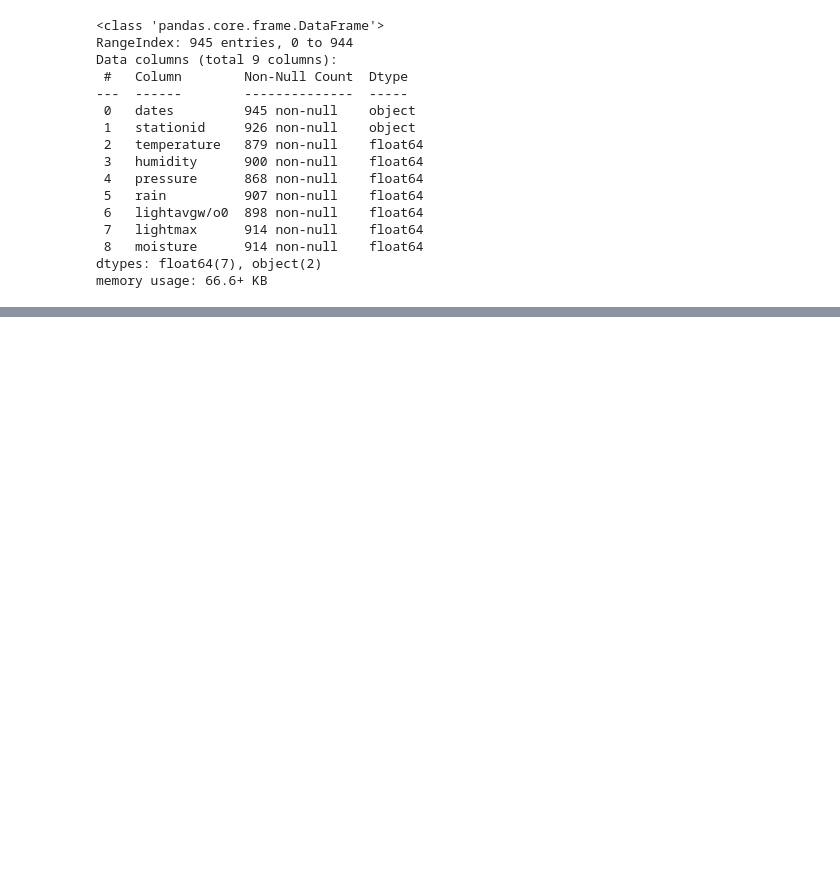
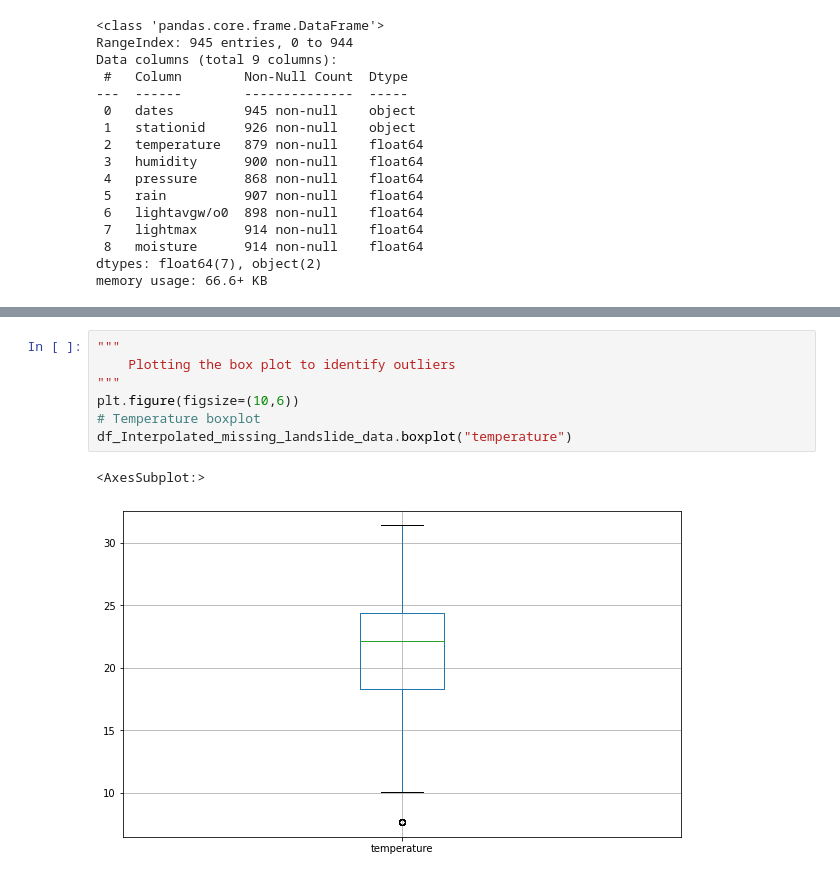
Before and after one commit to Anirudh-Sathish/Data-Science-and-Python, a Jupyter notebook: Lab11/plotmiss.ipynb, the cells around one changed output, grey strips where cells are left out. Cells and saved outputs as stored; diff of their text form; blank space fills up the shorter version.

```diff
--- a/Lab11/plotmiss.ipynb
+++ b/Lab11/plotmiss.ipynb
@@ -305,0 +505,10 @@ RMSE_moisture         502.182077
+# %%
+"""
+    Plotting the box plot to identify outliers
+"""
+plt.figure(figsize=(10,6))
+# Temperature boxplot
+df_Interpolated_missing_landslide_data.boxplot("temperature")
+# %% [output]
+<AxesSubplot:>
+[figure, added]
```
Also changed, not shown: parts of 34 cells of this notebook, 9 other files.
